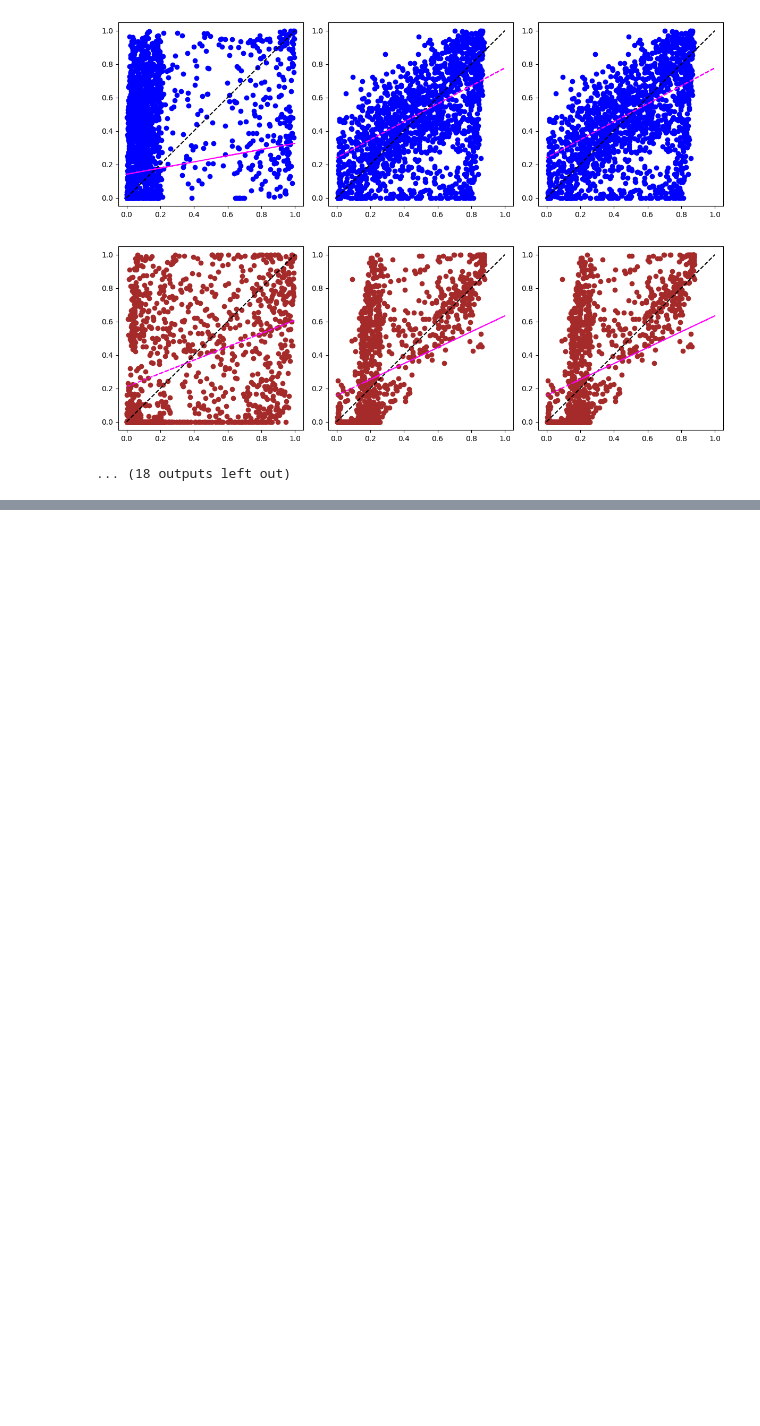
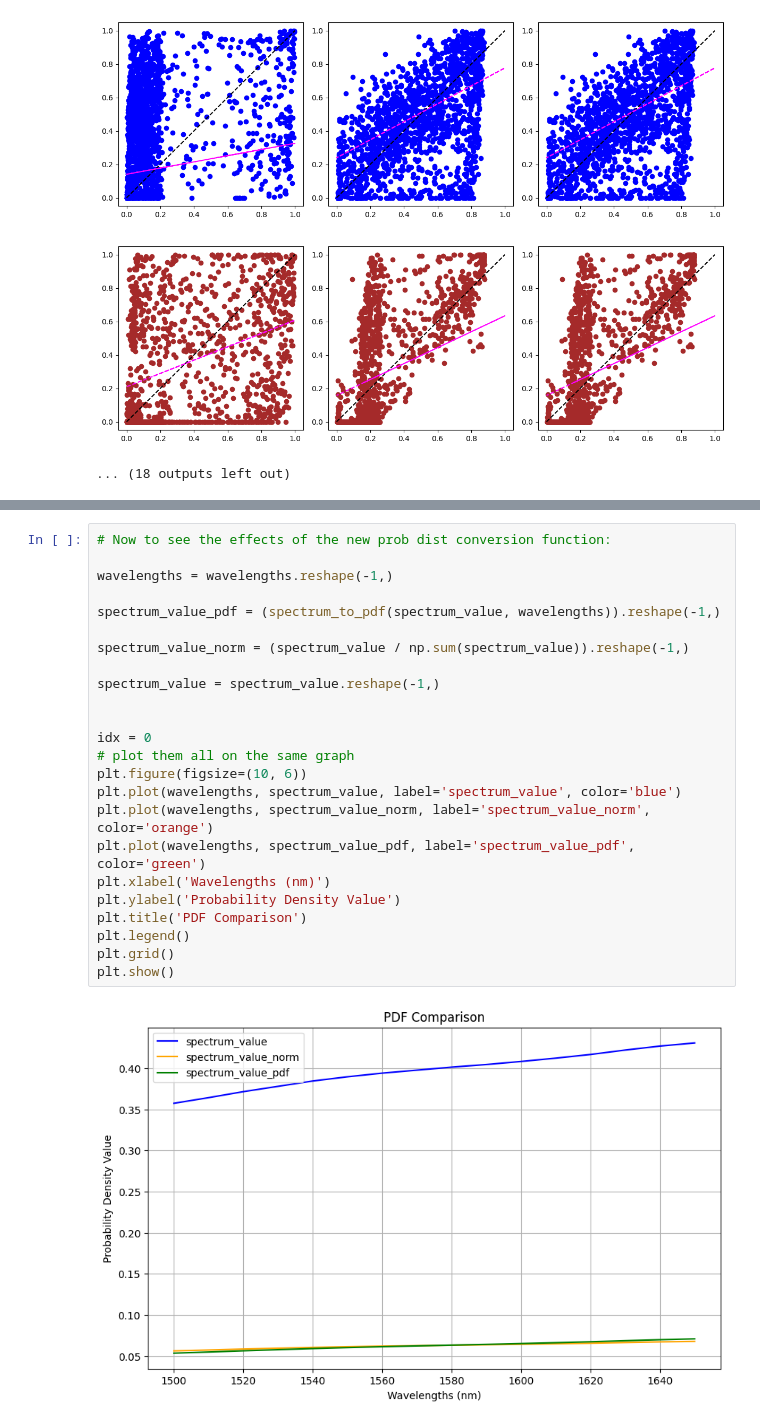
Before and after one commit to utat-ss/FINCH-Science, a Jupyter notebook: Unmixing_Methods/Unconventional_Unmixing_Methods/div-testing grounds.ipynb, the cells around one changed output, grey strips where cells are left out. Cells and saved outputs as stored; diff of their text form; blank space fills up the shorter version.

Commit message:
Conduct tests on how much affect the re-defined PDF conversion has

```diff
--- a/Unmixing_Methods/Unconventional_Unmixing_Methods/div-testing grounds.ipynb
+++ b/Unmixing_Methods/Unconventional_Unmixing_Methods/div-testing grounds.ipynb
@@ -218,0 +269,26 @@ Results.to_csv(r"C:\SenkDosya\UTAT\Github\FINCH-Science\Pipelines\CSRS2025\Unmix
+# %%
+# Now to see the effects of the new prob dist conversion function:
+
+wavelengths = wavelengths.reshape(-1,)
+
+spectrum_value_pdf = (spectrum_to_pdf(spectrum_value, wavelengths)).reshape(-1,)
+
+spectrum_value_norm = (spectrum_value / np.sum(spectrum_value)).reshape(-1,)
+
+spectrum_value = spectrum_value.reshape(-1,)
+
+
+idx = 0
+# plot them all on the same graph
+plt.figure(figsize=(10, 6))
+plt.plot(wavelengths, spectrum_value, label='spectrum_value', color='blue')
+plt.plot(wavelengths, spectrum_value_norm, label='spectrum_value_norm', color='orange')
+plt.plot(wavelengths, spectrum_value_pdf, label='spectrum_value_pdf', color='green')
+plt.xlabel('Wavelengths (nm)')
+plt.ylabel('Probability Density Value')
+plt.title('PDF Comparison')
+plt.legend()
+plt.grid()
+plt.show()
+# %% [output]
+[figure, added]
```
Also changed, not shown: parts of 2 cells of this notebook.
